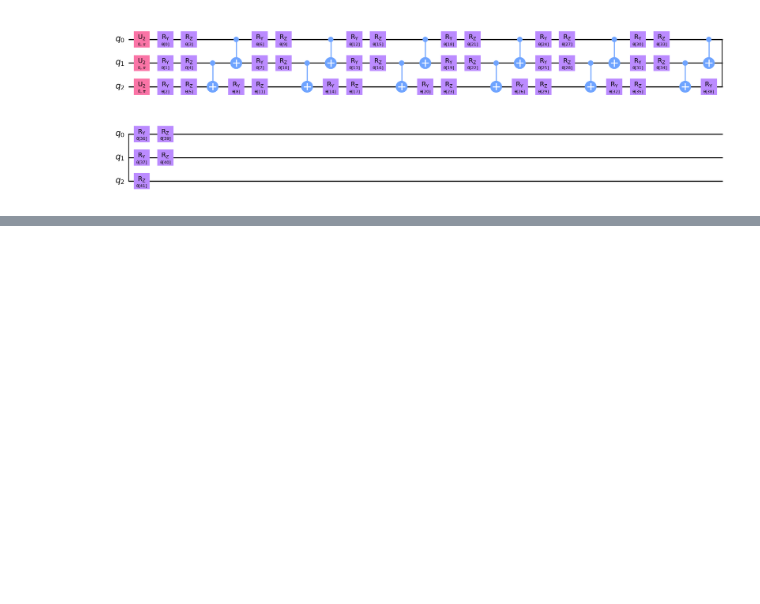
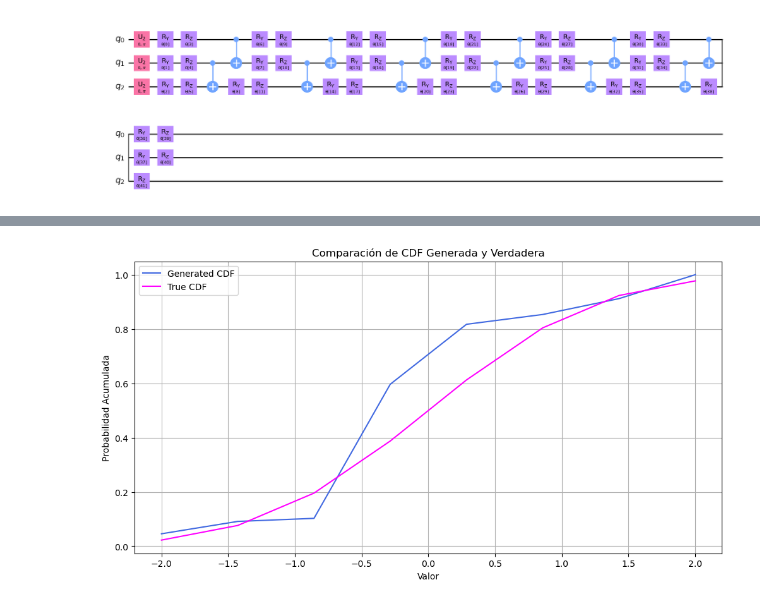
Before and after one commit to adriend1102/QML, a Jupyter notebook: notebooks/normal_qGAN.ipynb, the cells around one changed output, grey strips where cells are left out. Drawn from its saved outputs; the diff is of its cells as text; code cells hidden in the pictures; blank space fills up the shorter version.

```diff
--- a/notebooks/normal_qGAN.ipynb
+++ b/notebooks/normal_qGAN.ipynb
@@ -211,0 +211,19 @@ NameError: name 'grid_elements' is not defined
+# %%
+with torch.no_grad():
+    generated_probabilities = generator(torch.tensor([])).numpy()  # Generar muestras utilizando el generador
+
+# Generar CDF de las probabilidades generadas
+gen_prob_cdf = np.cumsum(generated_probabilities)
+
+# Dibujar la CDF generada en un gráfico 2D
+plt.figure(figsize=(12, 6))
+plt.plot(coords, gen_prob_cdf, label='Generated CDF', color='royalblue')
+plt.plot(coords, norm.cdf(coords, loc=mean, scale=std_dev), label='True CDF', color='magenta')
+plt.title('Comparación de CDF Generada y Verdadera')
+plt.xlabel('Valor')
+plt.ylabel('Probabilidad Acumulada')
+plt.legend()
+plt.grid(True)
+plt.show()
+# %% [output]
+[figure, added]
```
Also changed, not shown: parts of 4 cells of this notebook, 1 other file.
